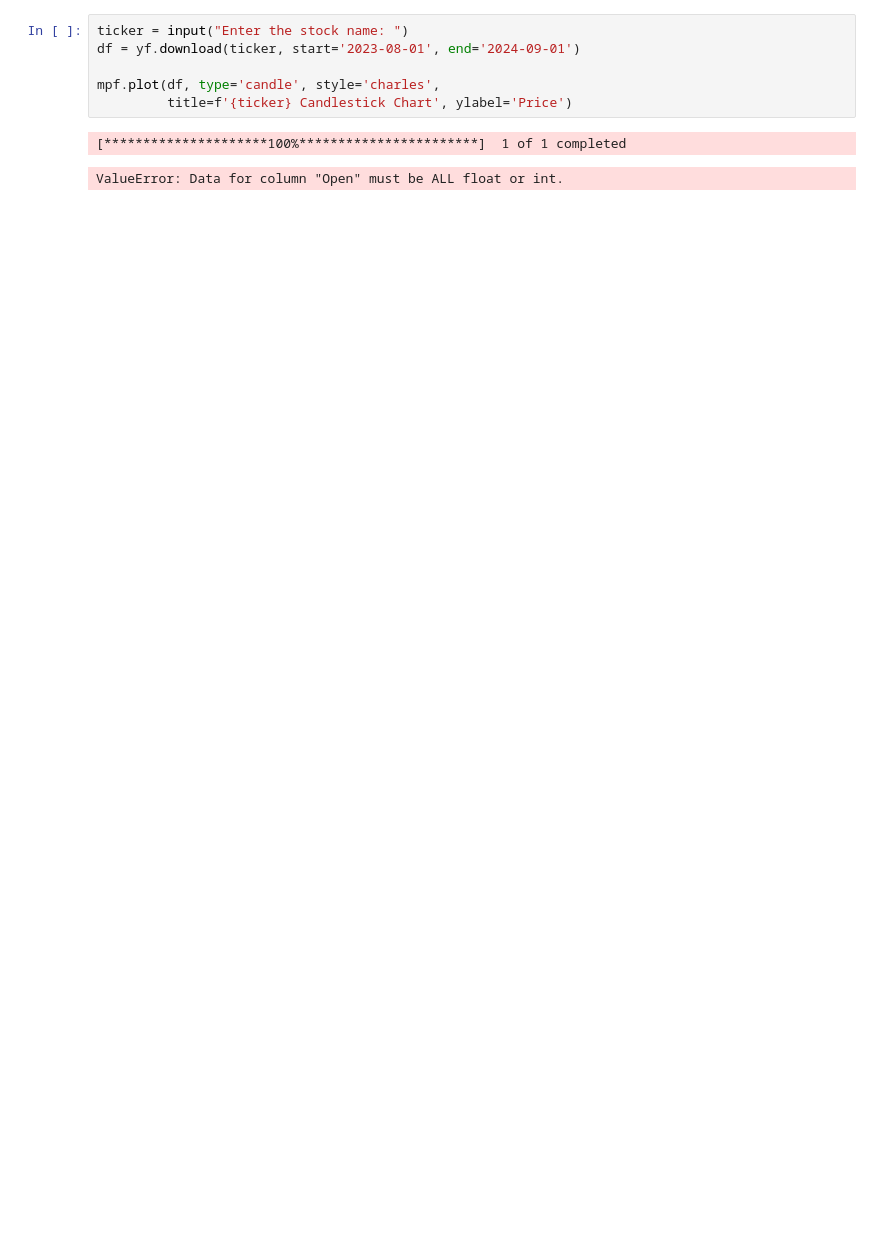
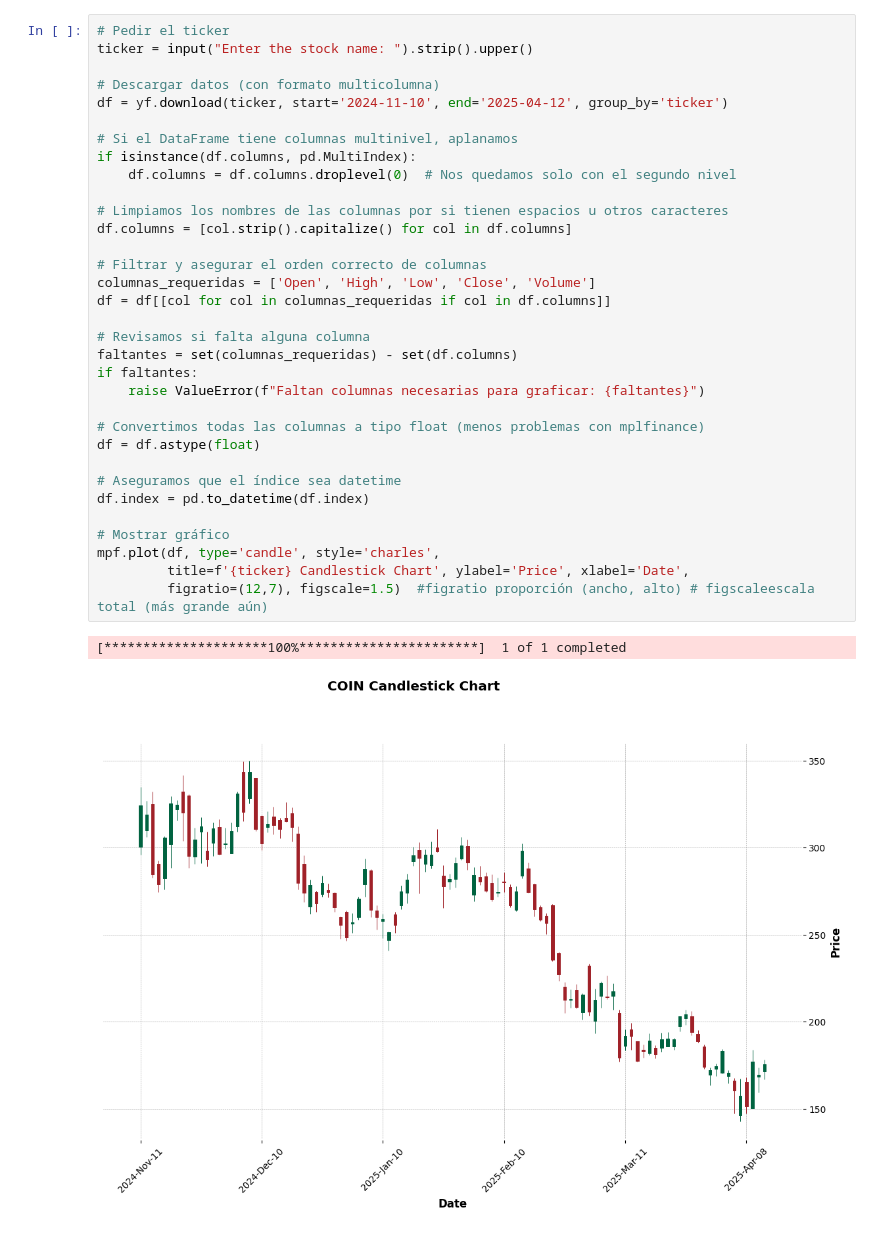
Before and after one commit to AlexManottupa/AI_IBKR, a Jupyter notebook: Analisis de Datos experimental/CandlestickChart.ipynb, the cells around one changed output. Saved outputs shown, nothing was run; the diff lists cells and outputs as text; blank space fills up the shorter version.

Commit message:
Subida Candle

```diff
--- a/Analisis de Datos experimental/CandlestickChart.ipynb
+++ b/Analisis de Datos experimental/CandlestickChart.ipynb
@@ -4,9 +5,36 @@ import yfinance as yf
-# %%
-ticker = input("Enter the stock name: ")
-df = yf.download(ticker, start='2023-08-01', end='2024-09-01')
-
-mpf.plot(df, type='candle', style='charles',
-         title=f'{ticker} Candlestick Chart', ylabel='Price')
-# %% [output]
-[*********************100%***********************]  1 of 1 completed
-ValueError: Data for column "Open" must be ALL float or int.
+# %%
+# Pedir el ticker
+ticker = input("Enter the stock name: ").strip().upper()
+
+# Descargar datos (con formato multicolumna)
+df = yf.download(ticker, start='2024-11-10', end='2025-04-12', group_by='ticker')
+
+# Si el DataFrame tiene columnas multinivel, aplanamos
+if isinstance(df.columns, pd.MultiIndex):
+    df.columns = df.columns.droplevel(0)  # Nos quedamos solo con el segundo nivel
+
+# Limpiamos los nombres de las columnas por si tienen espacios u otros caracteres
+df.columns = [col.strip().capitalize() for col in df.columns]
+
+# Filtrar y asegurar el orden correcto de columnas
+columnas_requeridas = ['Open', 'High', 'Low', 'Close', 'Volume']
+df = df[[col for col in columnas_requeridas if col in df.columns]]
+
+# Revisamos si falta alguna columna
+faltantes = set(columnas_requeridas) - set(df.columns)
+if faltantes:
+    raise ValueError(f"Faltan columnas necesarias para graficar: {faltantes}")
+
+# Convertimos todas las columnas a tipo float (menos problemas con mplfinance)
+df = df.astype(float)
+
+# Aseguramos que el índice sea datetime
+df.index = pd.to_datetime(df.index)
+
+# Mostrar gráfico
+mpf.plot(df, type='candle', style='charles',
+         title=f'{ticker} Candlestick Chart', ylabel='Price', xlabel='Date',
+         figratio=(12,7), figscale=1.5)  #figratio proporción (ancho, alto) # figscaleescala total (más grande aún)
+# %% [output]
+[*********************100%***********************]  1 of 1 completed
+[figure, added]
```
Also changed, not shown: parts of 1 cell of this notebook.
